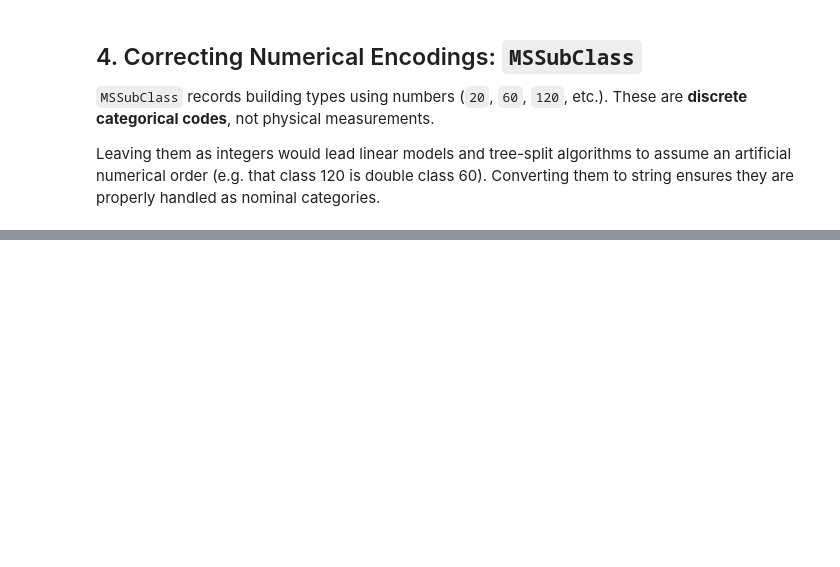
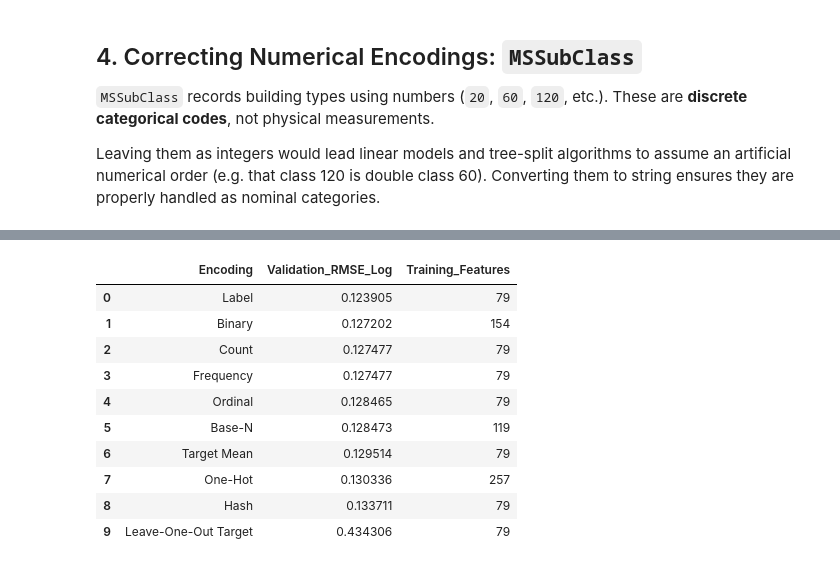
Before and after one commit to lavignenancy/House-Pricing-Gradient-Boosting-Encoding, a Jupyter notebook: house_prices.ipynb, the cells around one changed output, grey strips where cells are left out. Drawn from its saved outputs; the diff is of its cells as text; code cells hidden in the pictures; blank space fills up the shorter version.

```diff
--- a/house_prices.ipynb
+++ b/house_prices.ipynb
@@ -247,0 +877,51 @@ Submission file successfully saved as 'submission.csv'!
+# %%
+def train_and_evaluate(X_train_part, X_val_part, y_train_part, y_val_part):
+    model = XGBRegressor(
+        n_estimators=800,
+        learning_rate=0.03,
+        max_depth=3,
+        subsample=0.7,
+        colsample_bytree=0.7,
+        random_state=42
+    )
+
+    model.fit(X_train_part, y_train_part)
+    predictions = model.predict(X_val_part)
+    score = root_mean_squared_error(y_val_part, predictions)
+
+    return model, score
+
+
+comparison_rows = []
+
+for name, (Xtr, Xv, Xt) in encoding_datasets.items():
+    model, score = train_and_evaluate(
+        Xtr,
+        Xv,
+        y_encoding_train,
+        y_encoding_val
+    )
+
+    comparison_rows.append({
+        'Encoding': name,
+        'Validation_RMSE_Log': score,
+        'Training_Features': Xtr.shape[1]
+    })
+
+encoding_results = pd.DataFrame(comparison_rows).sort_values(
+    'Validation_RMSE_Log'
+).reset_index(drop=True)
+
+encoding_results
+# %% [output]
+|  | Encoding | Validation_RMSE_Log | Training_Features |
+| 0 | Label | 0.123905 | 79 |
+| 1 | Binary | 0.127202 | 154 |
+| 2 | Count | 0.127477 | 79 |
+| 3 | Frequency | 0.127477 | 79 |
+| 4 | Ordinal | 0.128465 | 79 |
+| 5 | Base-N | 0.128473 | 119 |
+| 6 | Target Mean | 0.129514 | 79 |
+| 7 | One-Hot | 0.130336 | 257 |
+| 8 | Hash | 0.133711 | 79 |
+| 9 | Leave-One-Out Target | 0.434306 | 79 |
```
Also changed, not shown: parts of 48 cells of this notebook, 2 other files.
